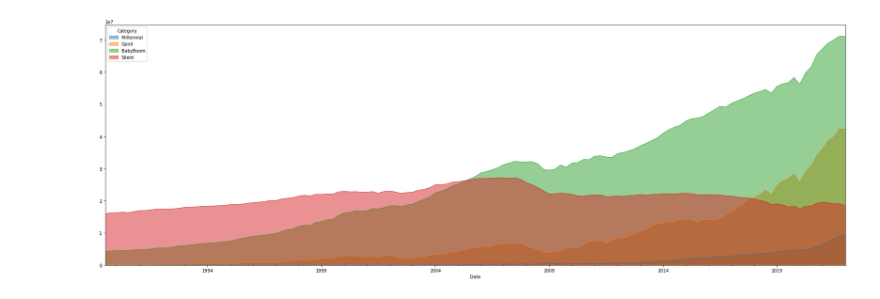
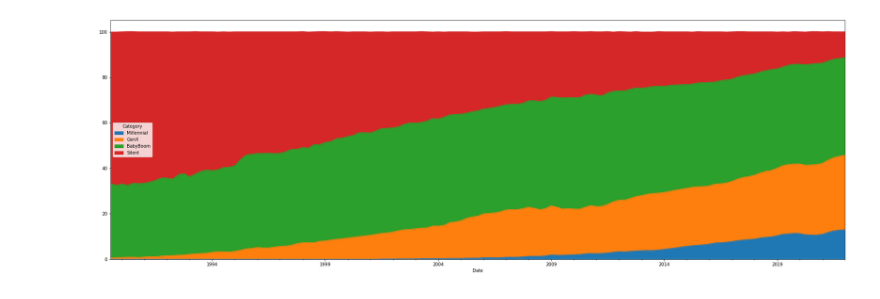
Before and after one commit to pas3n7/Advent2020, a Jupyter notebook: Distributional_Financial_Accounts.ipynb, the cells around one changed output. Cells and saved outputs as stored; diff of their text form; code cells hidden in the pictures.

```diff
--- a/Distributional_Financial_Accounts.ipynb
+++ b/Distributional_Financial_Accounts.ipynb
@@ -12,13 +12,13 @@ download = True
     !unzip dfa.zip
     !ls
 # %%
-genworth = pd.read_csv("/content/dfa-generation-levels-detail.csv")
+genworth = pd.read_csv("/content/dfa-generation-shares-detail.csv")
 genworth['Date'] = pd.PeriodIndex(genworth['Date'].str.replace(':', '-'), freq='Q').to_timestamp()
 toplot = genworth.set_index(['Date','Category'])
 # %%
 #@title Select Category { run: "auto" }
-dropdown = 'Net worth' #@param ['Assets', 'Nonfinancial assets', 'Real estate', 'Consumer durables','Financial assets', 'Checkable deposits and currency',       'Time deposits and short-term investments', 'Money market fund shares',       'Debt securities', 'U.S. government and municipal securities',       'Corporate and foreign bonds', 'Loans (Assets)',       'Other loans and advances (Assets)', 'Mortgages',       'Corporate equities and mutual fund shares', 'Life insurance reserves',       'Pension entitlements', 'Equity in noncorporate business',       'Miscellaneous assets', 'Liabilities', 'Loans (Liabilities)',       'Home mortgages', 'Consumer credit',       'Depository institutions loans n.e.c.',       'Other loans and advances (Liabilities)',       'Deferred and unpaid life insurance premiums', 'Net worth',       'Household count']
-theplot = toplot[dropdown].unstack()[['Millennial', 'GenX', 'BabyBoom', 'Silent']].plot(kind="area", stacked=False, legend=True, figsize=(30,10))
+dropdown = 'Real estate' #@param ['Assets', 'Nonfinancial assets', 'Real estate', 'Consumer durables','Financial assets', 'Checkable deposits and currency',       'Time deposits and short-term investments', 'Money market fund shares',       'Debt securities', 'U.S. government and municipal securities',       'Corporate and foreign bonds', 'Loans (Assets)',       'Other loans and advances (Assets)', 'Mortgages',       'Corporate equities and mutual fund shares', 'Life insurance reserves',       'Pension entitlements', 'Equity in noncorporate business',       'Miscellaneous assets', 'Liabilities', 'Loans (Liabilities)',       'Home mortgages', 'Consumer credit',       'Depository institutions loans n.e.c.',       'Other loans and advances (Liabilities)',       'Deferred and unpaid life insurance premiums', 'Net worth',       'Household count']
+theplot = toplot[dropdown].unstack()[['Millennial', 'GenX', 'BabyBoom', 'Silent']].plot(kind='area', figsize=(30,10))
 # %% [output]
-[figure, old version]
+[figure, new version]
 # %%
```
Also changed, not shown: parts of 4 cells of this notebook.
